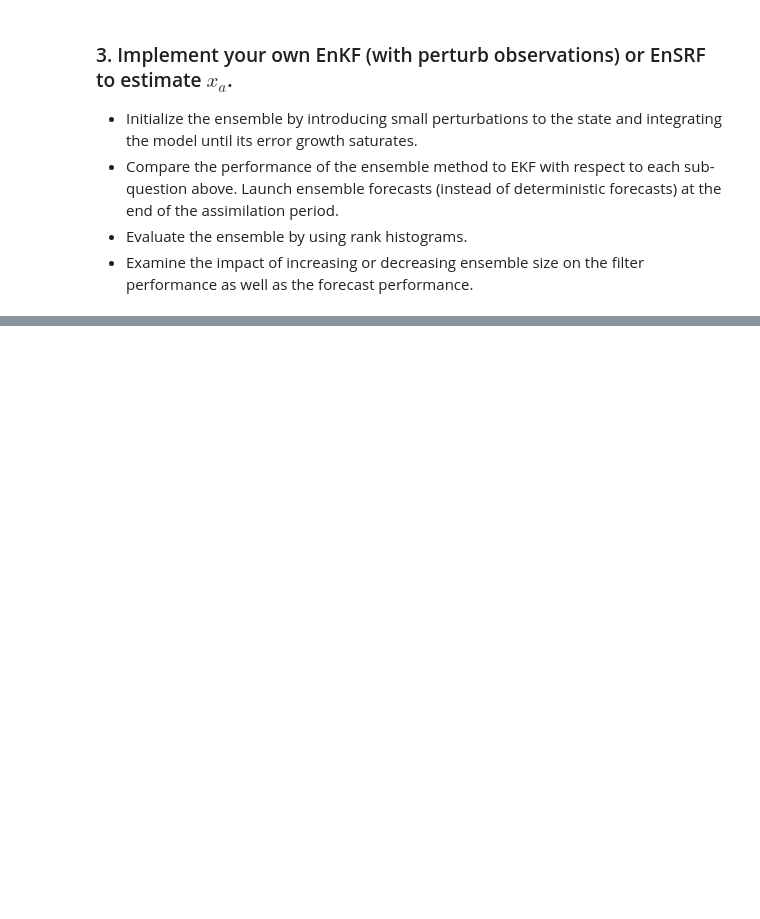
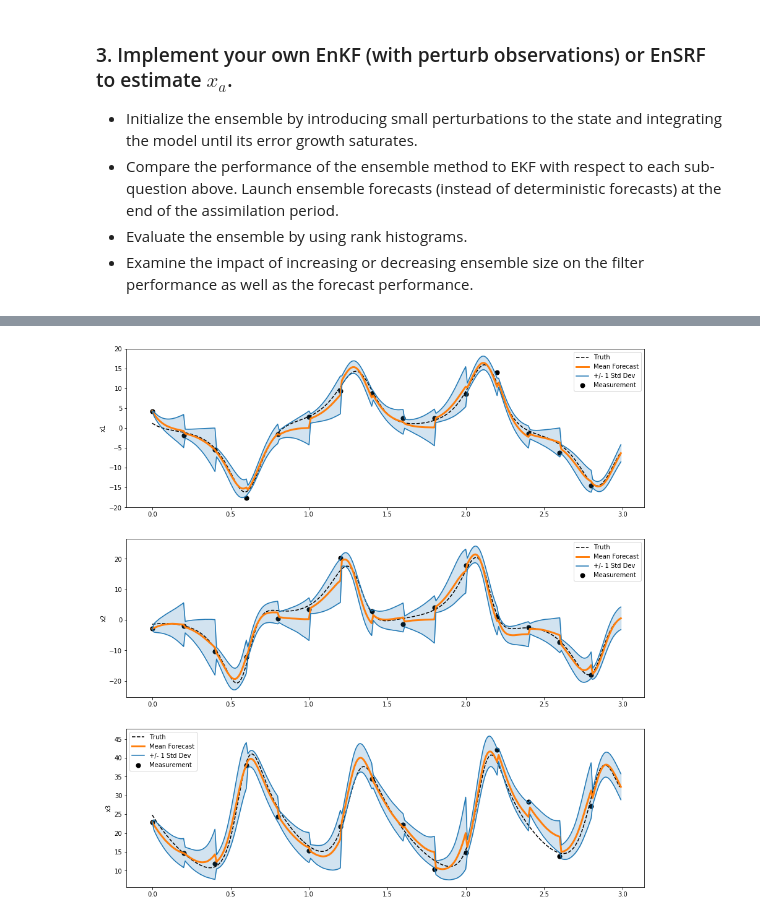
Before and after one commit to Markleonard1019/ASEN, a Jupyter notebook: midterm_Q2_alex.ipynb, the cells around one changed output, grey strips where cells are left out. Cells and saved outputs as stored; diff of their text form; code cells hidden in the pictures; blank space fills up the shorter version.

```diff
--- a/midterm_Q2_alex.ipynb
+++ b/midterm_Q2_alex.ipynb
@@ -513,0 +503,42 @@ plt.show()
+# %%
+## Plot true state; true state + measurement noise; EnKF update predictions
+plt.figure(figsize=[15,16])
+
+## Plot x1
+plt.subplot(3,1,1) ; plt.plot(t_sys, x_true[0,:], ls='--', color='k', label='Truth') ; plt.scatter(t_obs, y[0,:], s=50, color='k', label='Measurement')
+plt.plot(t_sys, np.mean(xtld_hist, axis=1)[0,:], color='C1', linewidth=3, label='Mean Forecast')
+plt.plot(t_sys, np.mean(xtld_hist, axis=1)[0,:] + np.sqrt(Ptld_hist[0,0,:]), color='C0', label='+/- 1 Std Dev')
+plt.plot(t_sys, np.mean(xtld_hist, axis=1)[0,:] - np.sqrt(Ptld_hist[0,0,:]), color='C0')
+plt.fill_between(t_sys, np.mean(xtld_hist, axis=1)[0,:] + np.sqrt(Ptld_hist[0,0,:]), \
+                        np.mean(xtld_hist, axis=1)[0,:] - np.sqrt(Ptld_hist[0,0,:]), color='C0', alpha=0.2)
+plt.ylabel('x1')
+plt.legend()
+
+## Plot x2
+plt.subplot(3,1,2) ; plt.plot(t_sys, x_true[1,:], ls='--', color='k', label='Truth') ; plt.scatter(t_obs, y[1,:], s=50, color='k', label='Measurement')
+plt.plot(t_sys, np.mean(xtld_hist, axis=1)[1,:], color='C1', linewidth=3, label='Mean Forecast')
+plt.plot(t_sys, np.mean(xtld_hist, axis=1)[1,:] + np.sqrt(Ptld_hist[1,1,:]), color='C0', label='+/- 1 Std Dev')
+plt.plot(t_sys, np.mean(xtld_hist, axis=1)[1,:] - np.sqrt(Ptld_hist[1,1,:]), color='C0')
+plt.fill_between(t_sys, np.mean(xtld_hist, axis=1)[1,:] + np.sqrt(Ptld_hist[1,1,:]), \
+                        np.mean(xtld_hist, axis=1)[1,:] - np.sqrt(Ptld_hist[1,1,:]), color='C0', alpha=0.2)
+plt.ylabel('x2')
+plt.legend()
+
+## Plot x3
+plt.subplot(3,1,3) ; plt.plot(t_sys, x_true[2,:], ls='--', color='k', label='Truth') ; plt.scatter(t_obs, y[2,:], s=50, color='k', label='Measurement')
+plt.plot(t_sys, np.mean(xtld_hist, axis=1)[2,:], color='C1', linewidth=3, label='Mean Forecast')
+plt.plot(t_sys, np.mean(xtld_hist, axis=1)[2,:] + np.sqrt(Ptld_hist[2,2,:]), color='C0', label='+/- 1 Std Dev')
+plt.plot(t_sys, np.mean(xtld_hist, axis=1)[2,:] - np.sqrt(Ptld_hist[2,2,:]), color='C0')
+plt.fill_between(t_sys, np.mean(xtld_hist, axis=1)[2,:] + np.sqrt(Ptld_hist[2,2,:]), \
+                        np.mean(xtld_hist, axis=1)[2,:] - np.sqrt(Ptld_hist[2,2,:]), color='C0', alpha=0.2)
+plt.ylabel('x3')
+plt.legend()
+
+
+# for i in range(N_ens):
+#     plt.scatter(t_obs, xh_hist[0,i,:])
+# plt.subplot(3,1,2) ; plt.plot(t_sys, x_true[1,:]) ; plt.scatter(t_obs, y[1,:])
+# plt.subplot(3,1,3) ; plt.plot(t_sys, x_true[2,:]) ; plt.scatter(t_obs, y[2,:])
+plt.show()
+# %% [output]
+[figure, added]
```
Also changed, not shown: parts of 7 cells of this notebook.
